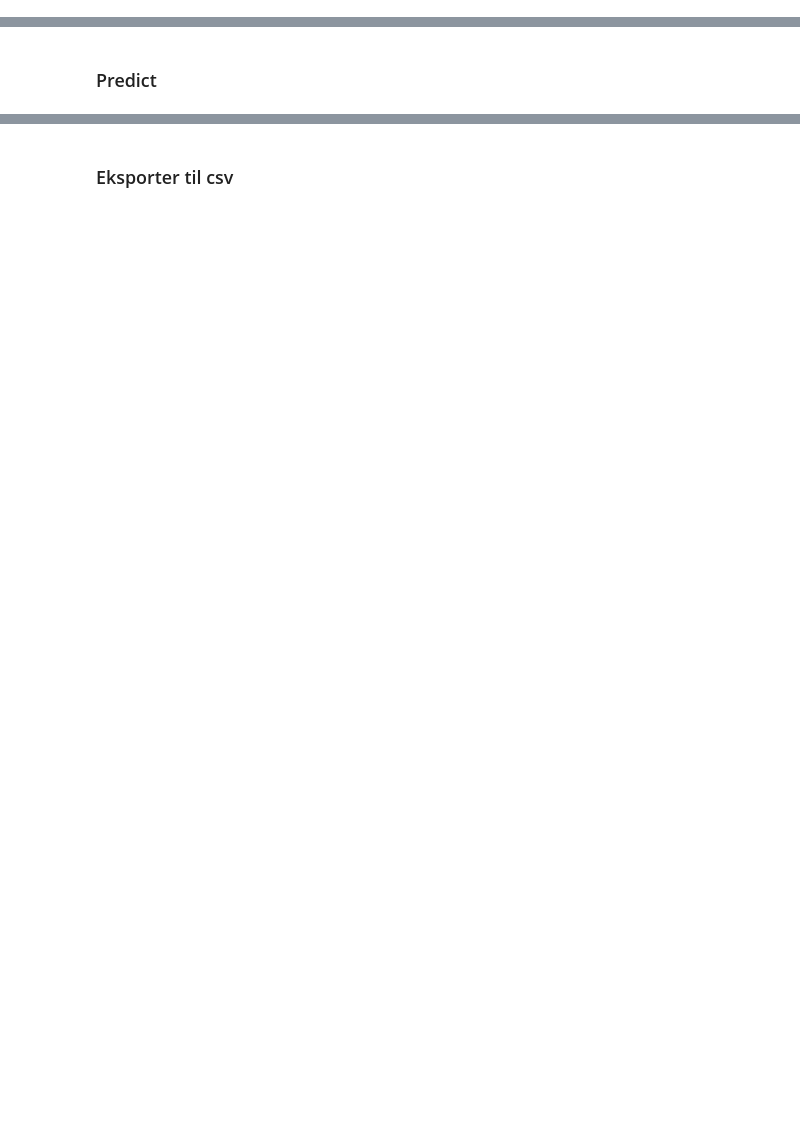
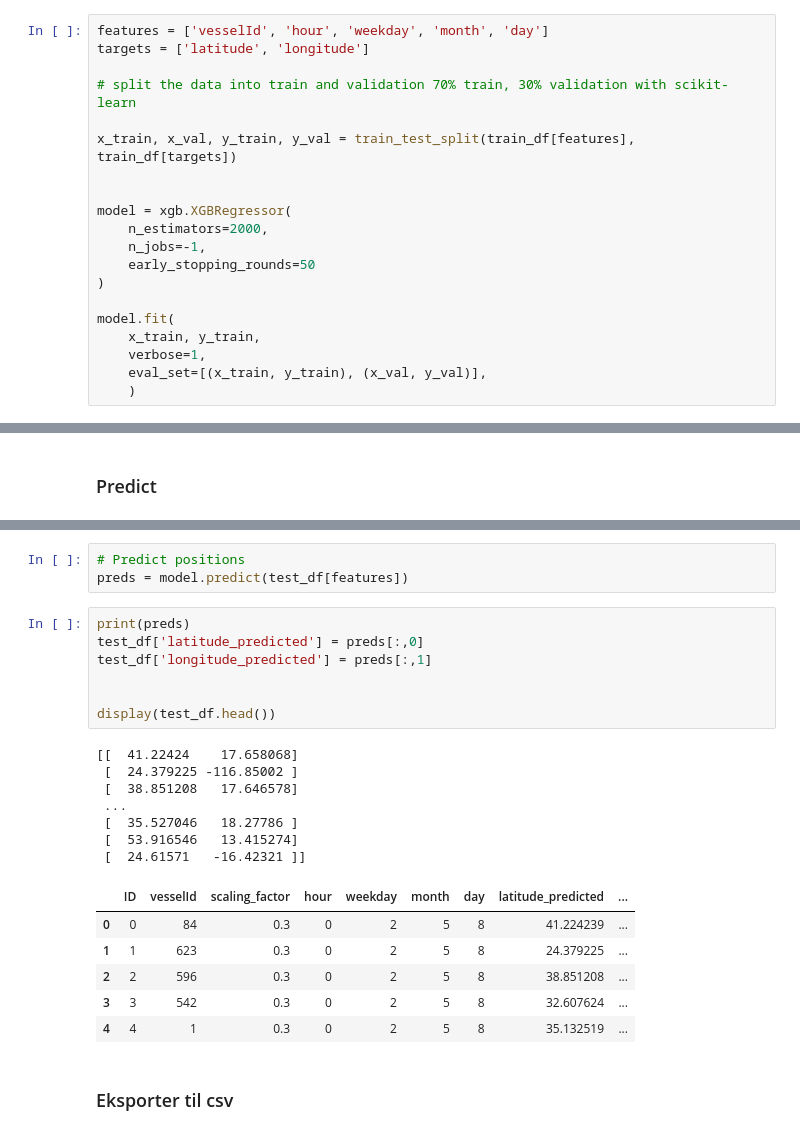
Before and after one commit to andrejvi/AIS-Vessel-Position-Prediction-ML, a Jupyter notebook: Main.ipynb, the cells around one changed output, grey strips where cells are left out. Drawn from its saved outputs; the diff is of its cells as text; blank space fills up the shorter version.

```diff
--- a/Main.ipynb
+++ b/Main.ipynb
@@ -100,0 +80,20 @@ model = xgb.XGBRegressor().fit(train_df[features], train_df[targets])
+# %%
+features = ['vesselId', 'hour', 'weekday', 'month', 'day']
+targets = ['latitude', 'longitude']
+
+# split the data into train and validation 70% train, 30% validation with scikit-learn
+
+x_train, x_val, y_train, y_val = train_test_split(train_df[features], train_df[targets])
+
+
+model = xgb.XGBRegressor(
+    n_estimators=2000,
+    n_jobs=-1,
+    early_stopping_rounds=50
+)
+
+model.fit(
+    x_train, y_train,
+    verbose=1,
+    eval_set=[(x_train, y_train), (x_val, y_val)],
+    )
@@ -141,3 +138,27 @@ print(submission_df.head())
+# %%
+# Predict positions
+preds = model.predict(test_df[features])
+# %%
+print(preds)
+test_df['latitude_predicted'] = preds[:,0]
+test_df['longitude_predicted'] = preds[:,1]
+
+
+display(test_df.head())
+# %% [output]
+[[  41.22424    17.658068]
+ [  24.379225 -116.85002 ]
+ [  38.851208   17.646578]
+ ...
+ [  35.527046   18.27786 ]
+ [  53.916546   13.415274]
+ [  24.61571   -16.42321 ]]
+|  | ID | vesselId | scaling_factor | hour | weekday | month | day | latitude_predicted | ... |
+| 0 | 0 | 84 | 0.3 | 0 | 2 | 5 | 8 | 41.224239 | ... |
+| 1 | 1 | 623 | 0.3 | 0 | 2 | 5 | 8 | 24.379225 | ... |
+| 2 | 2 | 596 | 0.3 | 0 | 2 | 5 | 8 | 38.851208 | ... |
+| 3 | 3 | 542 | 0.3 | 0 | 2 | 5 | 8 | 32.607624 | ... |
+| 4 | 4 | 1 | 0.3 | 0 | 2 | 5 | 8 | 35.132519 | ... |
 # %% [markdown]
 ### Eksporter til csv
 # %%
```
Also changed, not shown: parts of 10 cells of this notebook, 23 other files.
